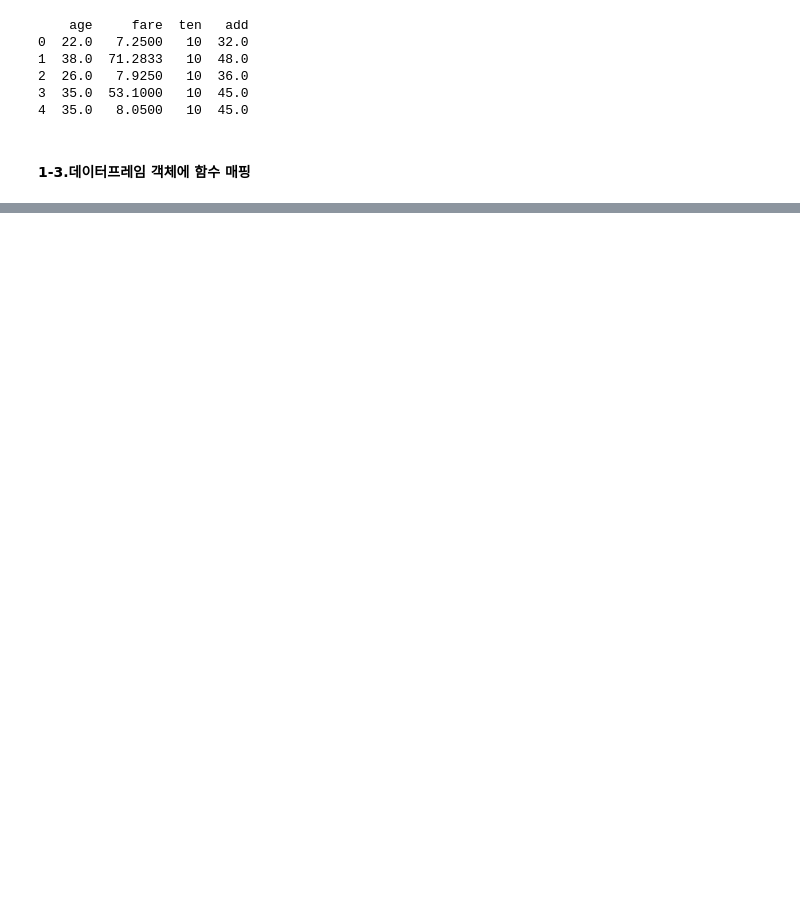
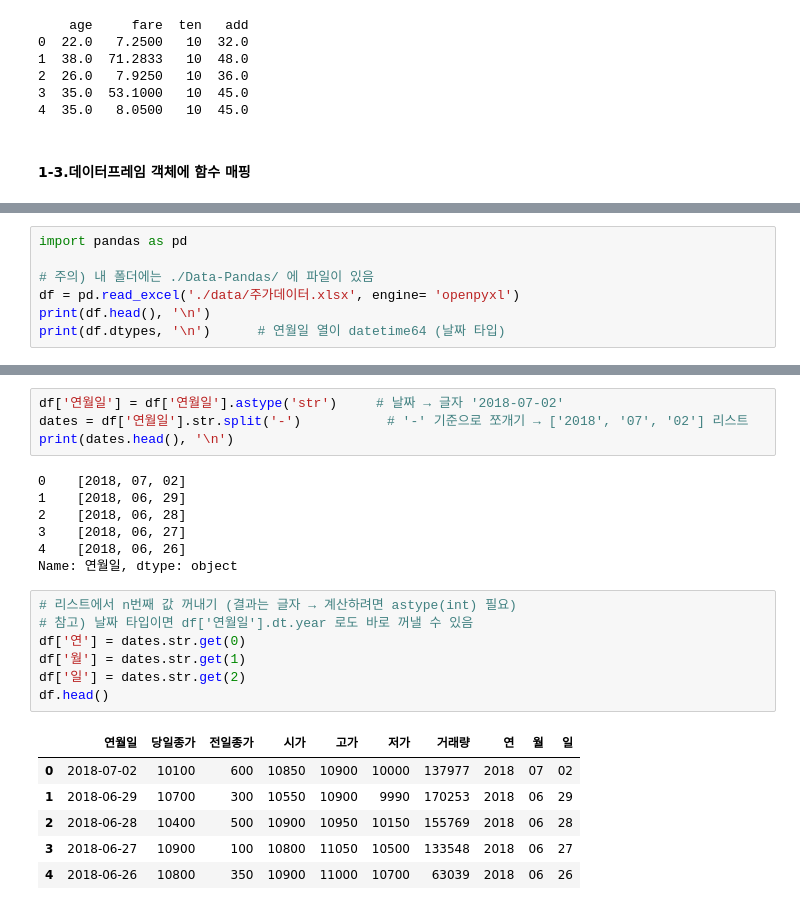
Before and after one commit to hyeonn31/Project_Ubion, a Jupyter notebook: 01. 프로그래밍 기초/02. 데이터분석/src/07.데이터프레임응용.ipynb, the cells around one changed output, grey strips where cells are left out. Saved outputs shown, nothing was run; the diff lists cells and outputs as text; blank space fills up the shorter version.

```diff
--- a/01. 프로그래밍 기초/02. 데이터분석/src/07.데이터프레임응용.ipynb
+++ b/01. 프로그래밍 기초/02. 데이터분석/src/07.데이터프레임응용.ipynb
@@ -384,0 +472,7 @@ print(type(result_value))
+# %%
+import pandas as pd
+
+# 주의) 내 폴더에는 ./Data-Pandas/ 에 파일이 있음
+df = pd.read_excel('./data/주가데이터.xlsx', engine= 'openpyxl')
+print(df.head(), '\n')
+print(df.dtypes, '\n')      # 연월일 열이 datetime64 (날짜 타입)
@@ -384,0 +495,25 @@ print(type(result_value))
+# %%
+df['연월일'] = df['연월일'].astype('str')     # 날짜 → 글자 '2018-07-02'
+dates = df['연월일'].str.split('-')           # '-' 기준으로 쪼개기 → ['2018', '07', '02'] 리스트
+print(dates.head(), '\n')
+# %% [output]
+0    [2018, 07, 02]
+1    [2018, 06, 29]
+2    [2018, 06, 28]
+3    [2018, 06, 27]
+4    [2018, 06, 26]
+Name: 연월일, dtype: object
+# %%
+# 리스트에서 n번째 값 꺼내기 (결과는 글자 → 계산하려면 astype(int) 필요)
+# 참고) 날짜 타입이면 df['연월일'].dt.year 로도 바로 꺼낼 수 있음
+df['연'] = dates.str.get(0)
+df['월'] = dates.str.get(1)
+df['일'] = dates.str.get(2)
+df.head()
+# %% [output]
+|  | 연월일 | 당일종가 | 전일종가 | 시가 | 고가 | 저가 | 거래량 | 연 | 월 | 일 |
+| 0 | 2018-07-02 | 10100 | 600 | 10850 | 10900 | 10000 | 137977 | 2018 | 07 | 02 |
+| 1 | 2018-06-29 | 10700 | 300 | 10550 | 10900 | 9990 | 170253 | 2018 | 06 | 29 |
+| 2 | 2018-06-28 | 10400 | 500 | 10900 | 10950 | 10150 | 155769 | 2018 | 06 | 28 |
+| 3 | 2018-06-27 | 10900 | 100 | 10800 | 11050 | 10500 | 133548 | 2018 | 06 | 27 |
+| 4 | 2018-06-26 | 10800 | 350 | 10900 | 11000 | 10700 | 63039 | 2018 | 06 | 26 |
```
Also changed, not shown: parts of 106 cells of this notebook, 20 other files.
